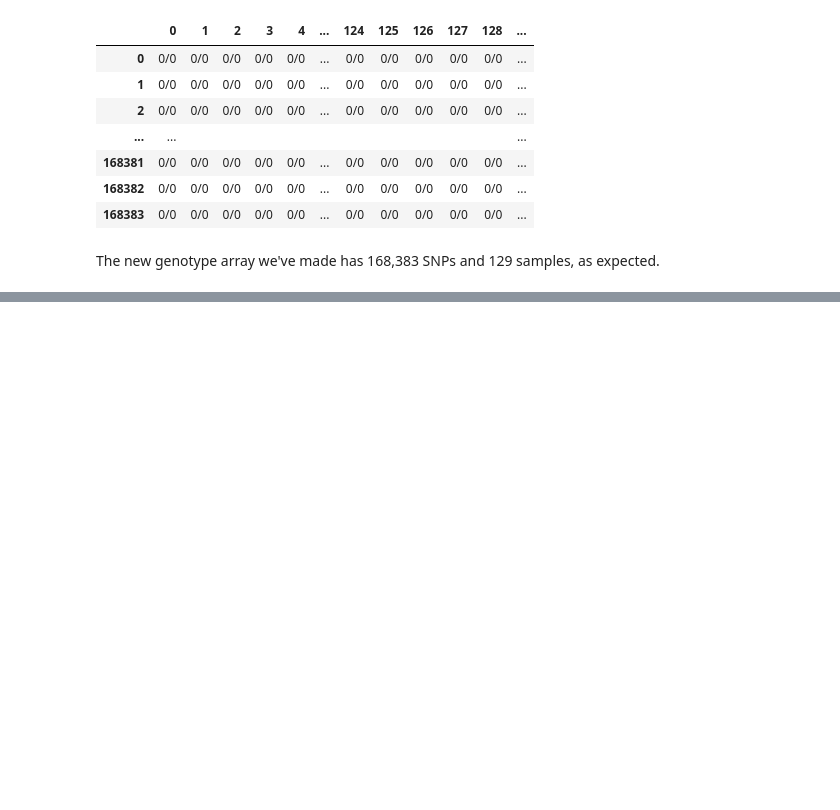
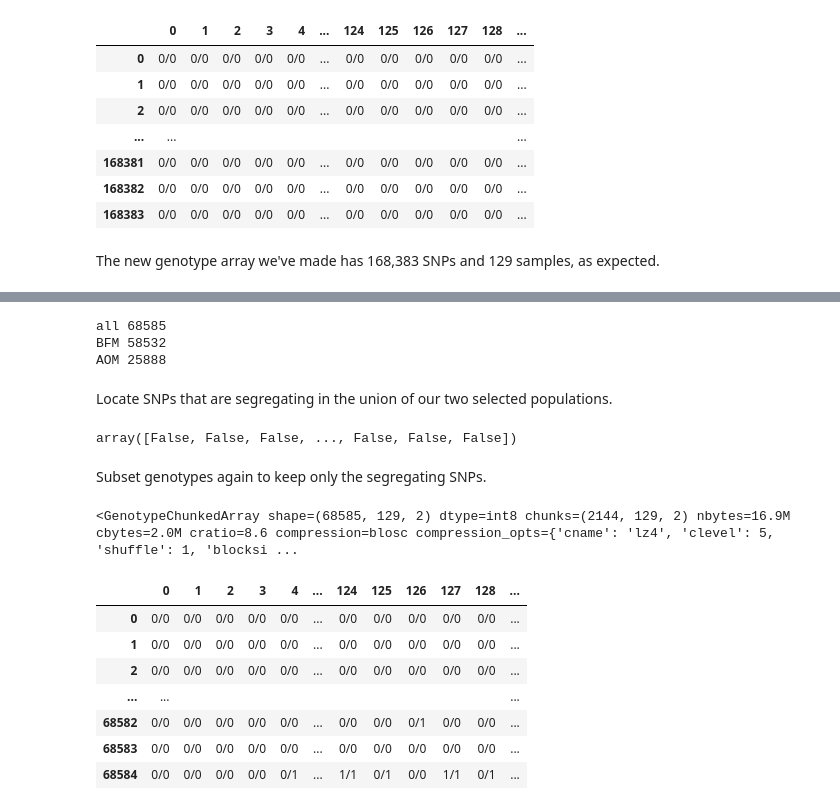
Before and after one commit to andrewkern/biol610, a Jupyter notebook: notebooks/lecture9.ipynb, the cells around one changed output, grey strips where cells are left out. Cells and saved outputs as stored; diff of their text form; code cells hidden in the pictures; blank space fills up the shorter version.

```diff
--- a/notebooks/lecture9.ipynb
+++ b/notebooks/lecture9.ipynb
@@ -294,0 +333,29 @@ The new genotype array we've made has 168,383 SNPs and 129 samples, as expected.
+# %%
+for pop in 'all', 'BFM', 'AOM':
+    print(pop, ac_subpops[pop].count_segregating())
+# %% [output]
+all 68585
+BFM 58532
+AOM 25888
+# %% [markdown]
+Locate SNPs that are segregating in the union of our two selected populations.
+# %%
+is_seg = ac_subpops['all'].is_segregating()[:]
+is_seg
+# %% [output]
+array([False, False, False, ..., False, False, False])
+# %% [markdown]
+Subset genotypes again to keep only the segregating SNPs.
+# %%
+genotypes_seg = genotypes_subset.compress(is_seg, axis=0)
+genotypes_seg
+# %% [output]
+<GenotypeChunkedArray shape=(68585, 129, 2) dtype=int8 chunks=(2144, 129, 2) nbytes=16.9M cbytes=2.0M cratio=8.6 compression=blosc compression_opts={'cname': 'lz4', 'clevel': 5, 'shuffle': 1, 'blocksi ...
+|  | 0 | 1 | 2 | 3 | 4 | ... | 124 | 125 | 126 | 127 | 128 | ... |
+| 0 | 0/0 | 0/0 | 0/0 | 0/0 | 0/0 | ... | 0/0 | 0/0 | 0/0 | 0/0 | 0/0 | ... |
+| 1 | 0/0 | 0/0 | 0/0 | 0/0 | 0/0 | ... | 0/0 | 0/0 | 0/0 | 0/0 | 0/0 | ... |
+| 2 | 0/0 | 0/0 | 0/0 | 0/0 | 0/0 | ... | 0/0 | 0/0 | 0/0 | 0/0 | 0/0 | ... |
+| ... | ... |  |  |  |  |  |  |  |  |  |  | ... |
+| 68582 | 0/0 | 0/0 | 0/0 | 0/0 | 0/0 | ... | 0/0 | 0/0 | 0/1 | 0/0 | 0/0 | ... |
+| 68583 | 0/0 | 0/0 | 0/0 | 0/0 | 0/0 | ... | 0/0 | 0/0 | 0/0 | 0/0 | 0/0 | ... |
+| 68584 | 0/0 | 0/0 | 0/0 | 0/0 | 0/1 | ... | 1/1 | 0/1 | 0/0 | 1/1 | 0/1 | ... |
```
Also changed, not shown: parts of 17 cells of this notebook.
